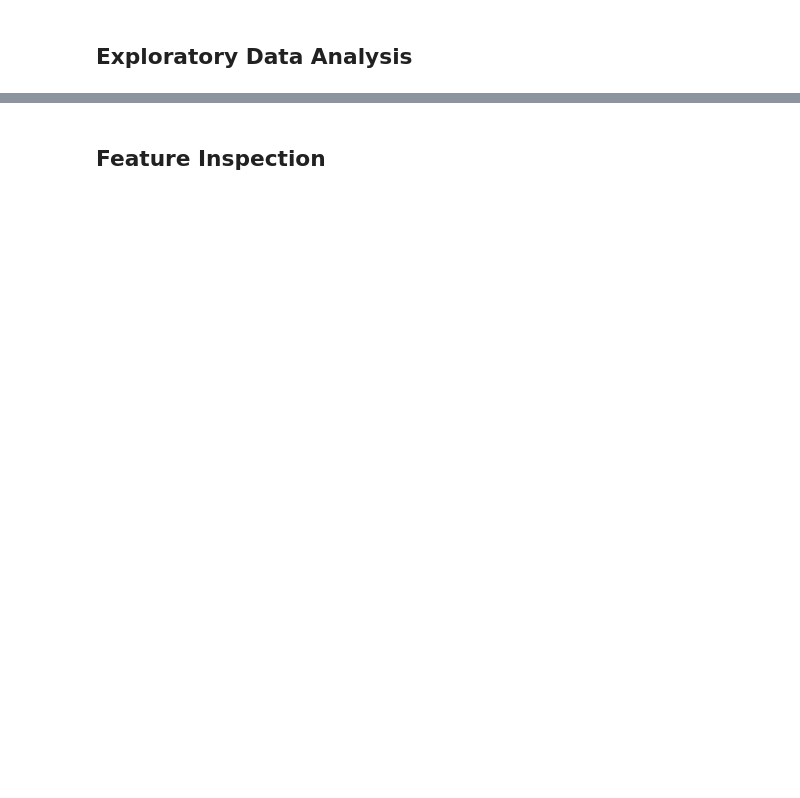
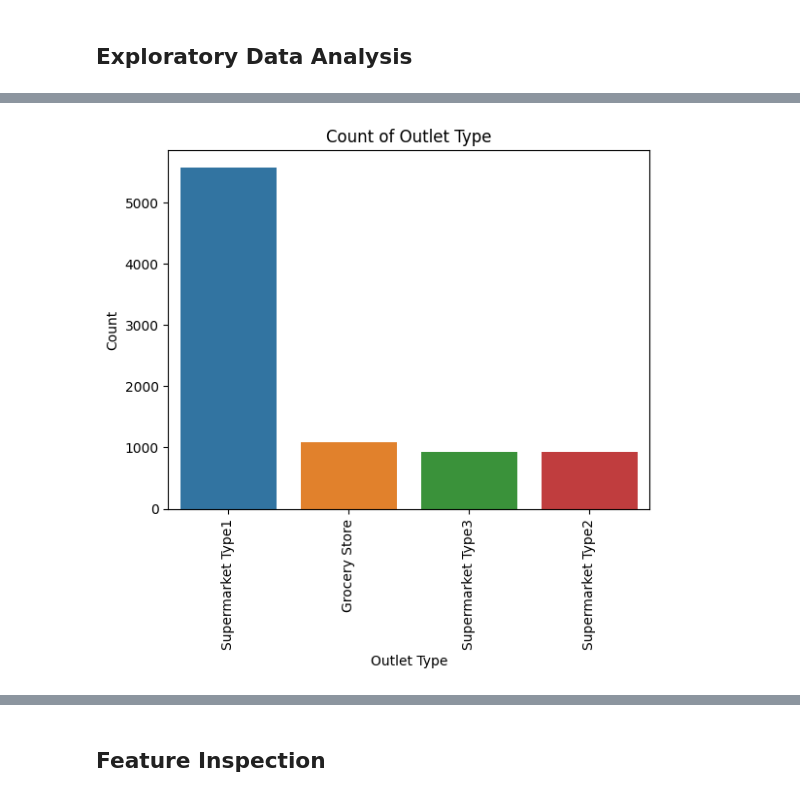
Before and after one commit to Gondram/Prediction-of-Product-Sales, a Jupyter notebook: Prediction_of_Product_Sales.ipynb, the cells around one changed output, grey strips where cells are left out. Cells and saved outputs as stored; diff of their text form; code cells hidden in the pictures; blank space fills up the shorter version.

```diff
--- a/Prediction_of_Product_Sales.ipynb
+++ b/Prediction_of_Product_Sales.ipynb
@@ -352,0 +422,13 @@ dtype: float64
+# %%
+# Same drill as last time, I will make a function to use in a for loop
+def count_plot(data,col):
+  ord = df[col].value_counts().index
+  col_name = col.replace("_"," ")
+  g = sns.countplot(data=data, x=col, order=ord)
+  g.set(title=f'Count of {col_name}', xlabel=col_name, ylabel="Count");
+  plt.xticks(rotation=90, ha='center')
+
+
+count_plot(df,'Outlet_Type')
+# %% [output]
+[figure, added]
```
Also changed, not shown: parts of 13 cells of this notebook.
